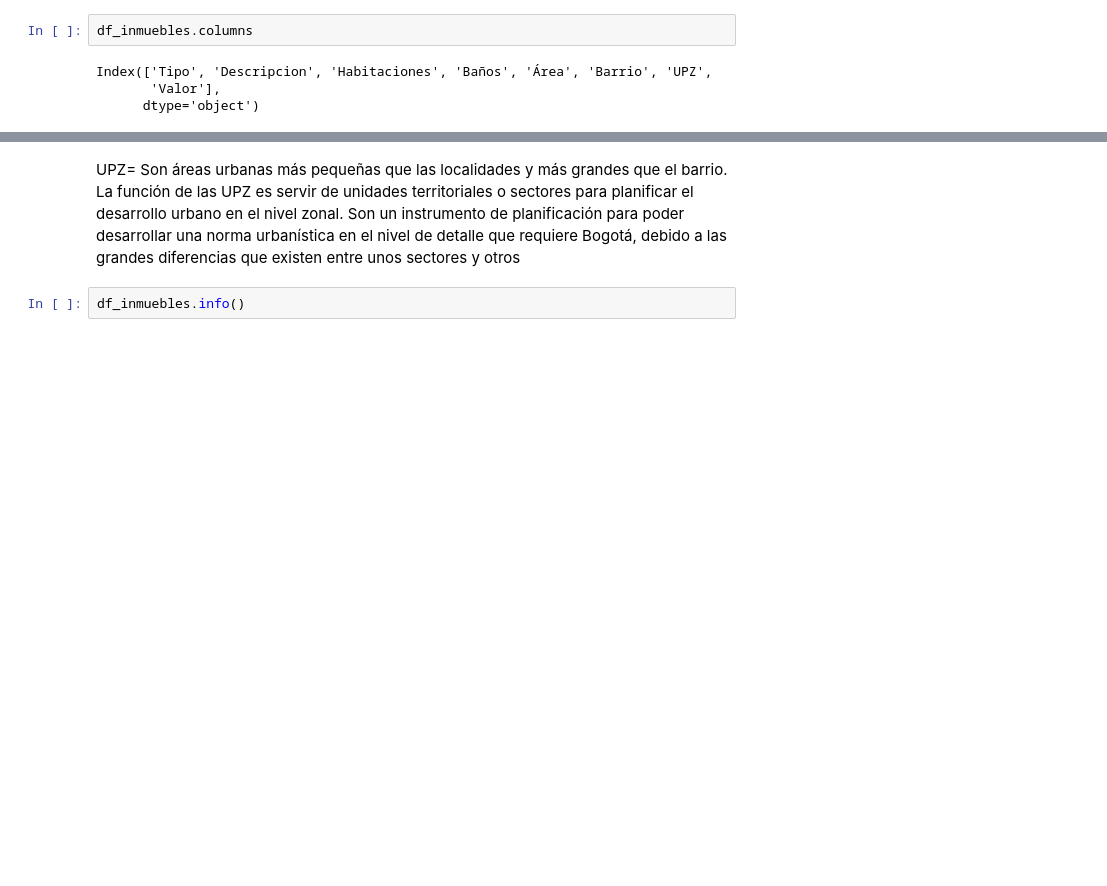
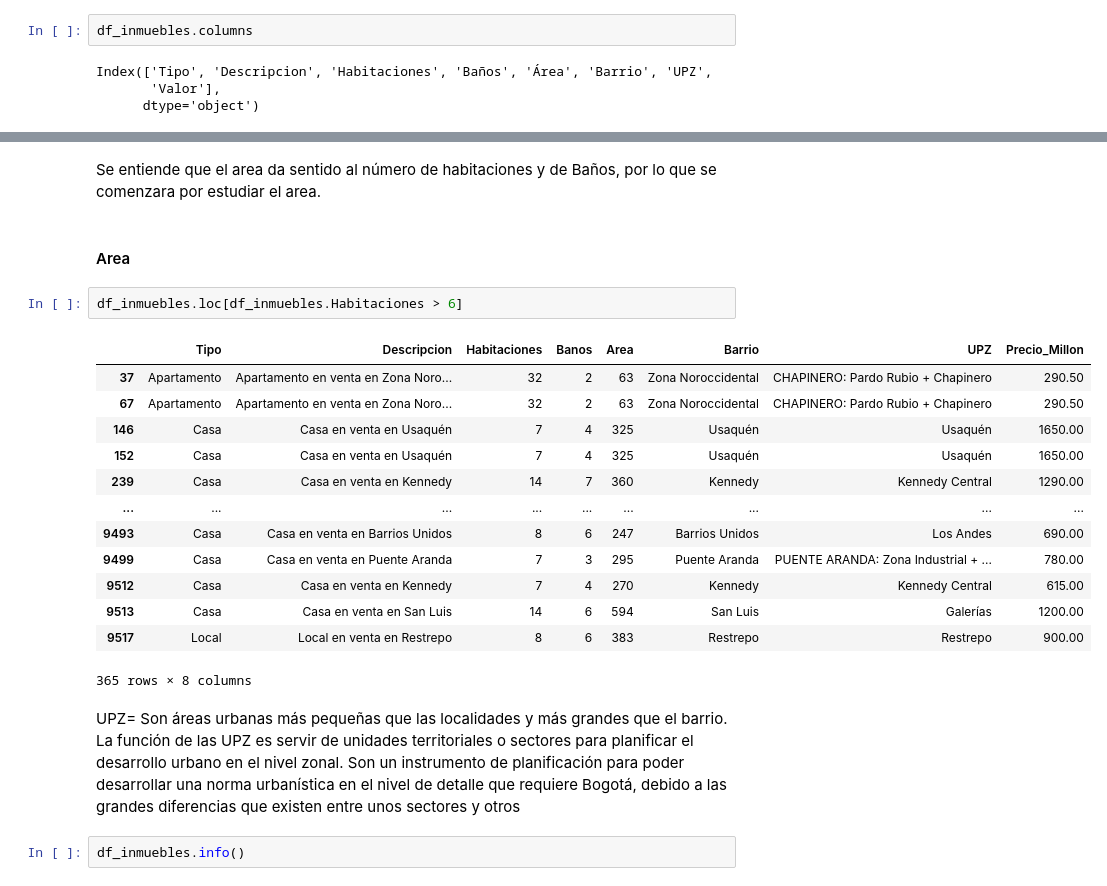
Before and after one commit to Benjaminmxxx/Inmuebles_Colombia, a Jupyter notebook: ETL.ipynb, the cells around one changed output, grey strips where cells are left out. Saved outputs shown, nothing was run; the diff lists cells and outputs as text; blank space fills up the shorter version.

```diff
--- a/ETL.ipynb
+++ b/ETL.ipynb
@@ -46,3 +116,23 @@ df_inmuebles.sample(3)
+# %% [markdown]
+Se entiende que el area da sentido al número de habitaciones y de Baños, por lo que se comenzara por estudiar el area.
+# %% [markdown]
+#### Area
+# %%
+df_inmuebles.loc[df_inmuebles.Habitaciones > 6]
+# %% [output]
+|  | Tipo | Descripcion | Habitaciones | Banos | Area | Barrio | UPZ | Precio_Millon |
+| 37 | Apartamento | Apartamento en venta en Zona Noro... | 32 | 2 | 63 | Zona Noroccidental | CHAPINERO: Pardo Rubio + Chapinero | 290.50 |
+| 67 | Apartamento | Apartamento en venta en Zona Noro... | 32 | 2 | 63 | Zona Noroccidental | CHAPINERO: Pardo Rubio + Chapinero | 290.50 |
+| 146 | Casa | Casa en venta en Usaquén | 7 | 4 | 325 | Usaquén | Usaquén | 1650.00 |
+| 152 | Casa | Casa en venta en Usaquén | 7 | 4 | 325 | Usaquén | Usaquén | 1650.00 |
+| 239 | Casa | Casa en venta en Kennedy | 14 | 7 | 360 | Kennedy | Kennedy Central | 1290.00 |
+| ... | ... | ... | ... | ... | ... | ... | ... | ... |
+| 9493 | Casa | Casa en venta en Barrios Unidos | 8 | 6 | 247 | Barrios Unidos | Los Andes | 690.00 |
+| 9499 | Casa | Casa en venta en Puente Aranda | 7 | 3 | 295 | Puente Aranda | PUENTE ARANDA: Zona Industrial + ... | 780.00 |
+| 9512 | Casa | Casa en venta en Kennedy | 7 | 4 | 270 | Kennedy | Kennedy Central | 615.00 |
+| 9513 | Casa | Casa en venta en San Luis | 14 | 6 | 594 | San Luis | Galerías | 1200.00 |
+| 9517 | Local | Local en venta en Restrepo | 8 | 6 | 383 | Restrepo | Restrepo | 900.00 |
+365 rows × 8 columns
 # %% [markdown]
 UPZ= Son áreas urbanas más pequeñas que las localidades y más grandes que el barrio. La función de las UPZ es servir de unidades territoriales o sectores para planificar el desarrollo urbano en el nivel zonal. Son un instrumento de planificación para poder desarrollar una norma urbanística en el nivel de detalle que requiere Bogotá, debido a las grandes diferencias que existen entre unos sectores y otros
 # %%
```
Also changed, not shown: parts of 29 cells of this notebook.
